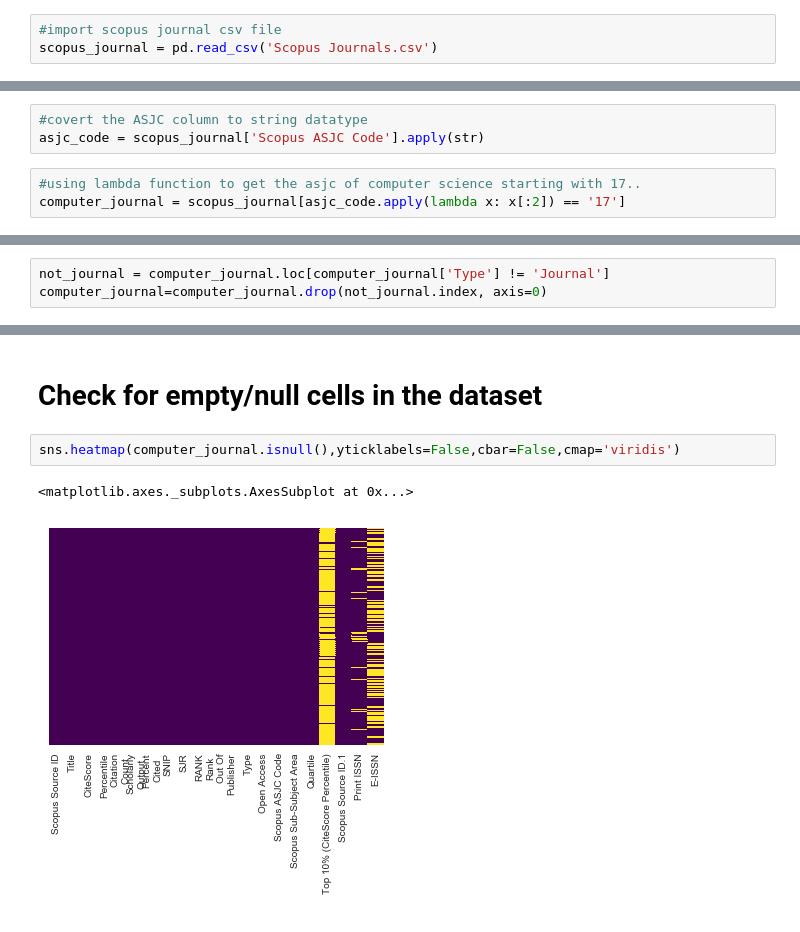
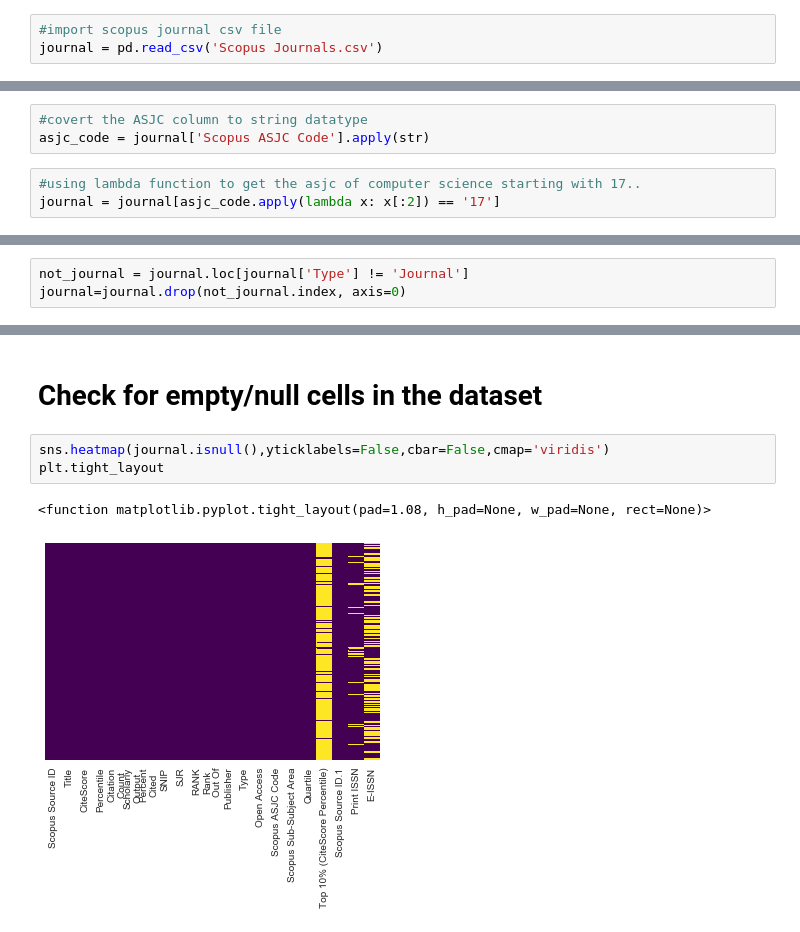
Before and after one commit to Oritsegbubemi/journal-ranking-system-dataset, a Jupyter notebook: Scopus Journals.ipynb, the cells around one changed output, grey strips where cells are left out. Drawn from its saved outputs; the diff is of its cells as text.

```diff
--- a/Scopus Journals.ipynb
+++ b/Scopus Journals.ipynb
@@ -11,6 +11,6 @@ sns.set_style('whitegrid')
 # Import Dataset
 # %%
 #import scopus journal csv file
-scopus_journal = pd.read_csv('Scopus Journals.csv')
+journal = pd.read_csv('Scopus Journals.csv')
 # %%
 #view the first 5 rows in the dataset
@@ -69,7 +72,7 @@ CiteScore and Percentile and Quartile
 # %%
 #covert the ASJC column to string datatype
-asjc_code = scopus_journal['Scopus ASJC Code'].apply(str)
+asjc_code = journal['Scopus ASJC Code'].apply(str)
 # %%
 #using lambda function to get the asjc of computer science starting with 17..
-computer_journal = scopus_journal[asjc_code.apply(lambda x: x[:2]) == '17']
+journal = journal[asjc_code.apply(lambda x: x[:2]) == '17']
 # %% [markdown]
@@ -77,3 +80,3 @@ computer_journal = scopus_journal[asjc_code.apply(lambda x: x[:2]) == '17']
 # %%
-not_journal = computer_journal.loc[computer_journal['Type'] != 'Journal']
-computer_journal=computer_journal.drop(not_journal.index, axis=0)
+not_journal = journal.loc[journal['Type'] != 'Journal']
+journal=journal.drop(not_journal.index, axis=0)
@@ -90,7 +90,8 @@ computer_journal.head()
 # %% [markdown]
 # Check for empty/null cells in the dataset
 # %%
-sns.heatmap(computer_journal.isnull(),yticklabels=False,cbar=False,cmap='viridis')
+sns.heatmap(journal.isnull(),yticklabels=False,cbar=False,cmap='viridis')
+plt.tight_layout
 # %% [output]
-<matplotlib.axes._subplots.AxesSubplot at 0x...>
+<function matplotlib.pyplot.tight_layout(pad=1.08, h_pad=None, w_pad=None, rect=None)>
-[figure, old version]
+[figure, new version]
```
Also changed, not shown: parts of 23 cells of this notebook, 24 other files.
